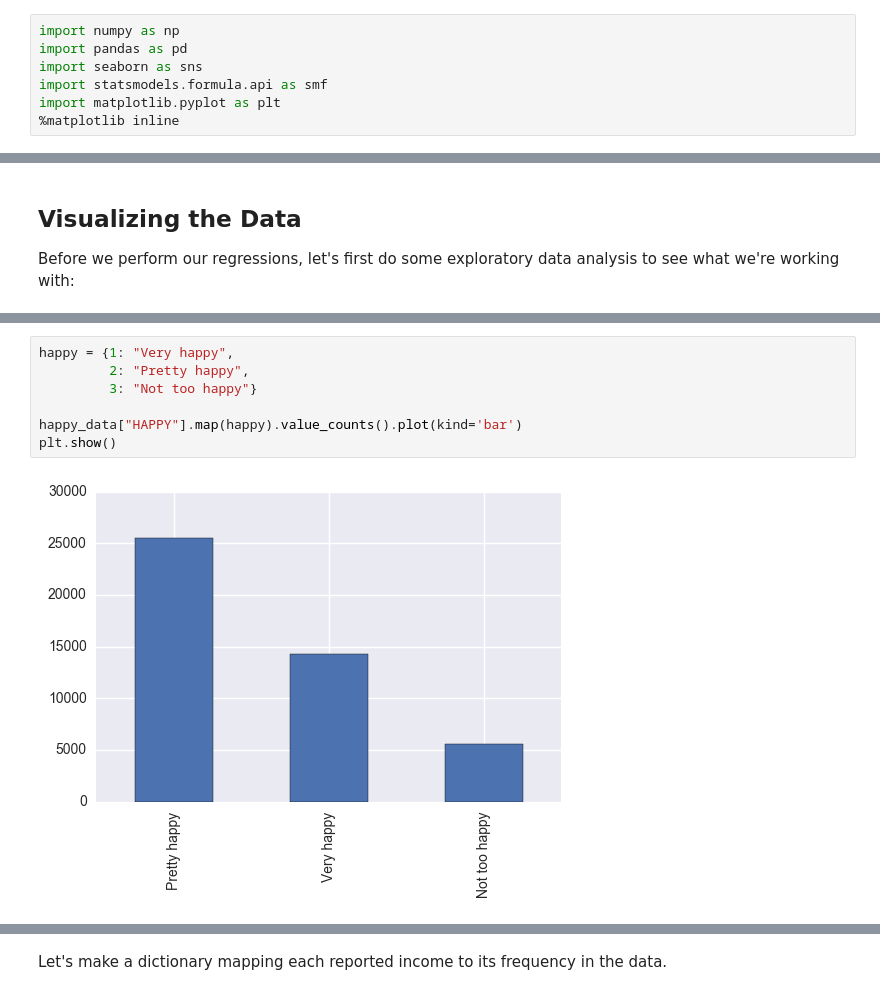
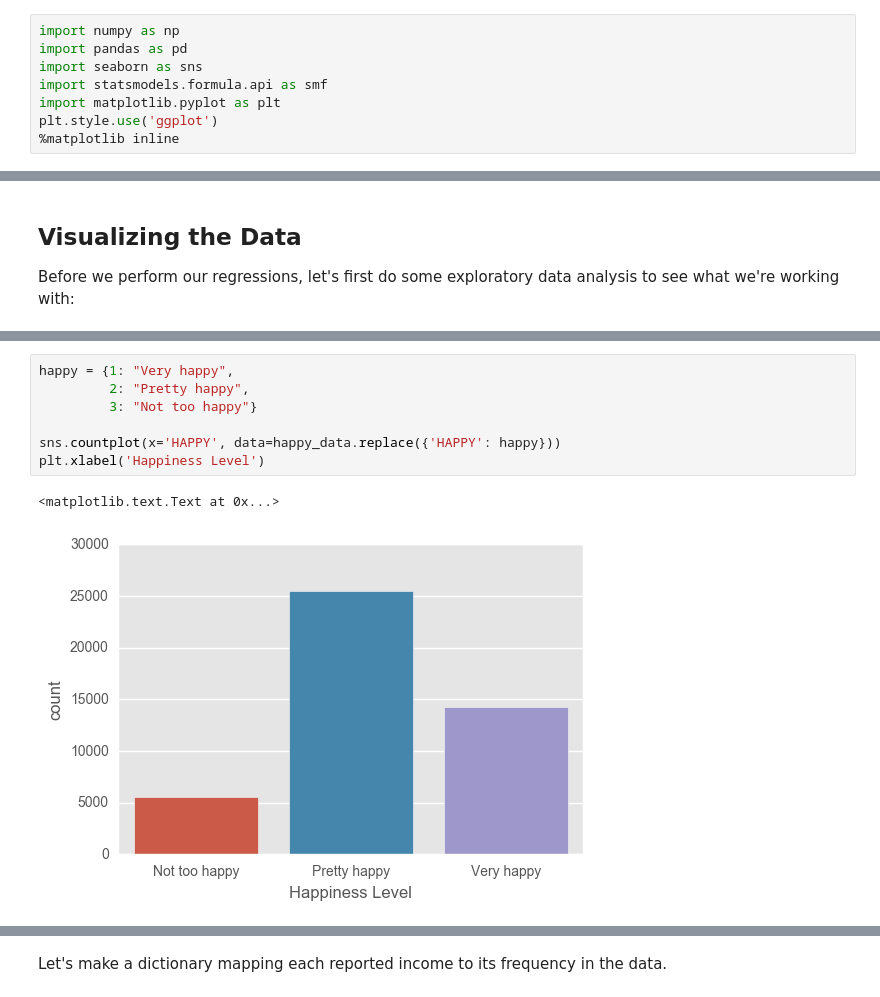
Before and after one commit to ds-modules/ENVECON-100, a Jupyter notebook: regression/Regression-Exercise.ipynb, the cells around one changed output, grey strips where cells are left out. Cells and saved outputs as stored; diff of their text form.

```diff
--- a/regression/Regression-Exercise.ipynb
+++ b/regression/Regression-Exercise.ipynb
@@ -4,6 +4,7 @@ import pandas as pd
 import seaborn as sns
 import statsmodels.formula.api as smf
 import matplotlib.pyplot as plt
+plt.style.use('ggplot')
 %matplotlib inline
 # %% [markdown]
 # Extra Credit
@@ -70,12 +71,13 @@ plt.show()
 # %%
 happy = {1: "Very happy",
          2: "Pretty happy",
          3: "Not too happy"}
 
-happy_data["HAPPY"].map(happy).value_counts().plot(kind='bar')
-plt.show()
+sns.countplot(x='HAPPY', data=happy_data.replace({'HAPPY': happy}))
+plt.xlabel('Happiness Level')
 # %% [output]
+<matplotlib.text.Text at 0x...>
-[figure, old version]
+[figure, new version]
 # %%
 regions = {1: "New england",
            2: "Middle atlantic",
```
Also changed, not shown: parts of 17 cells of this notebook.
